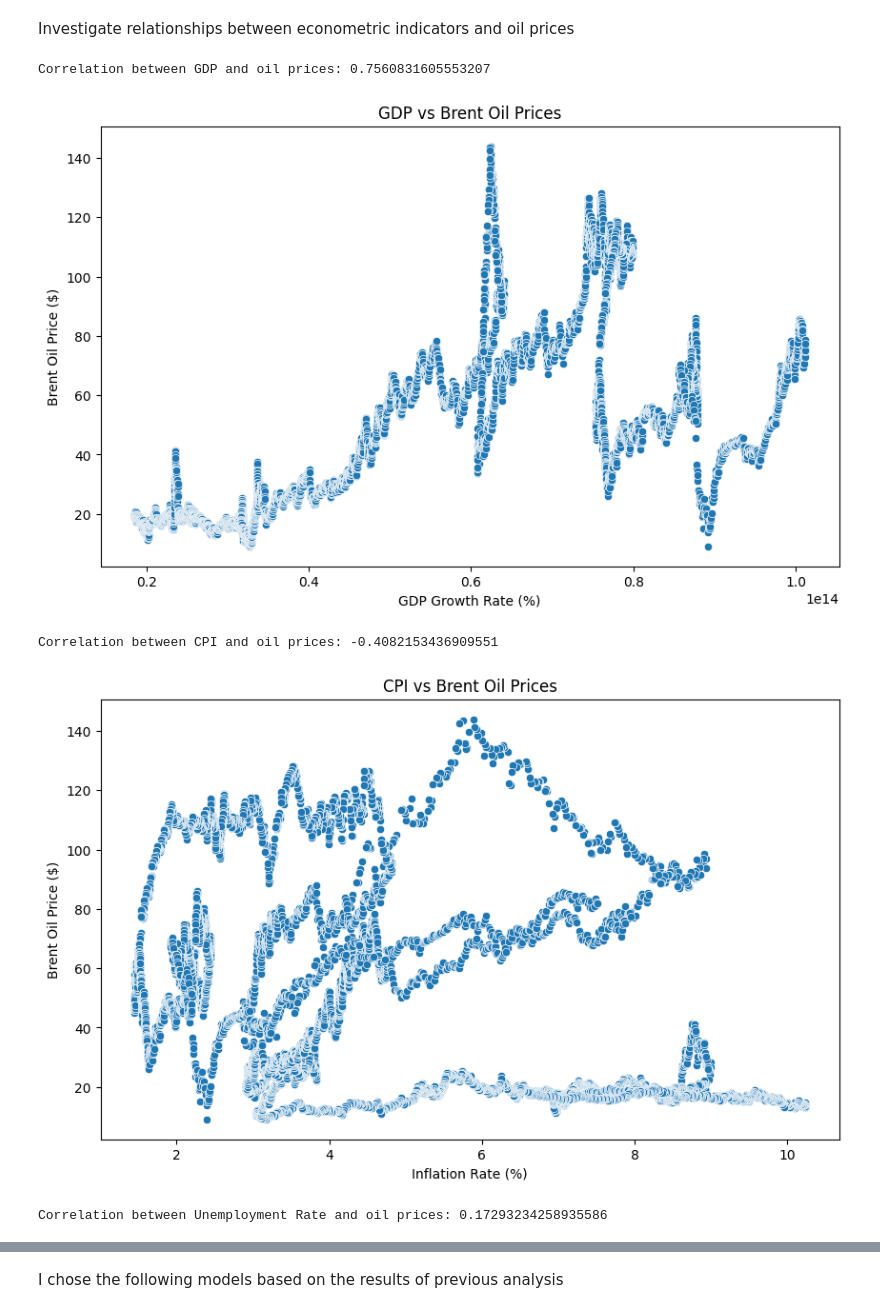
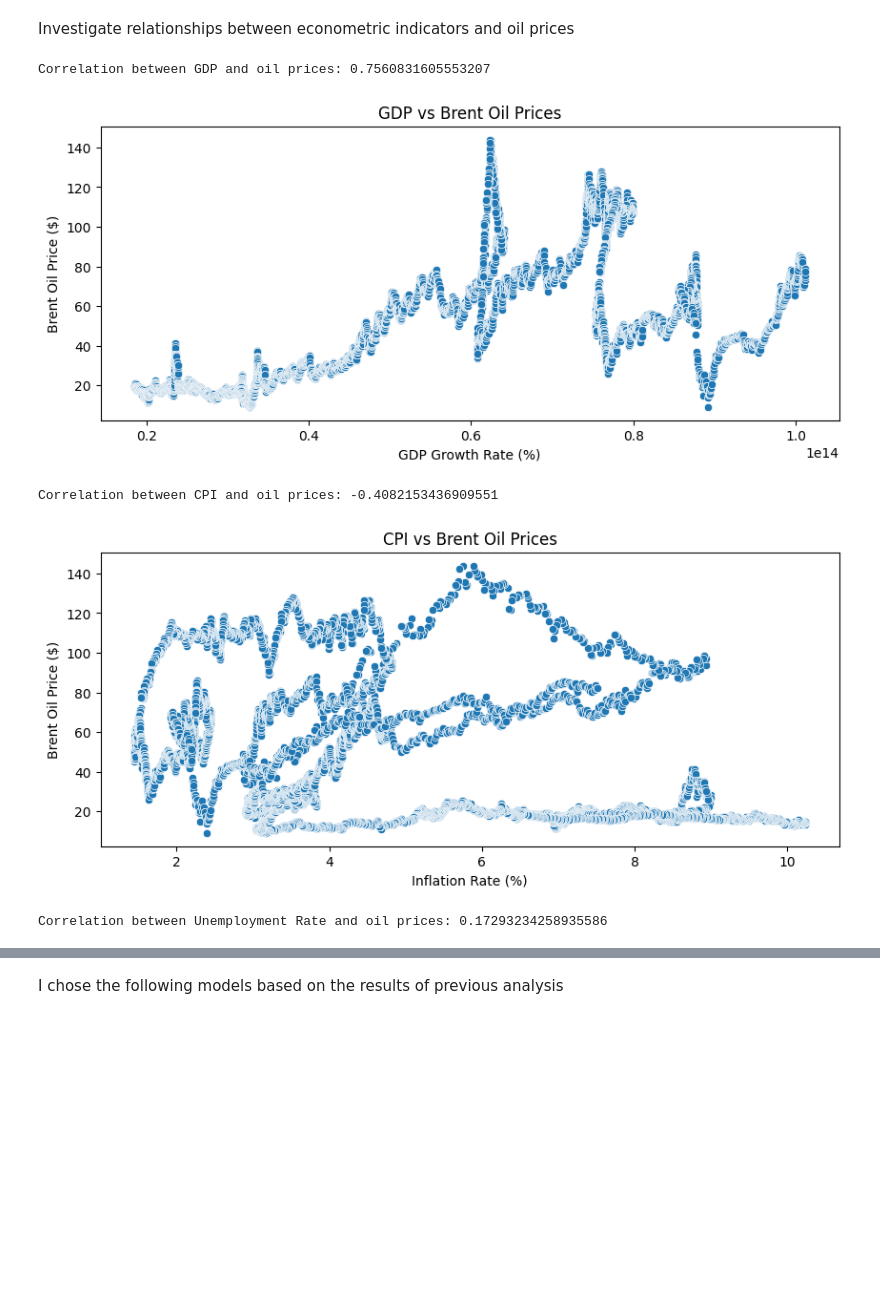
Before and after one commit to epythonlab/oil-price-statistical-modeling, a Jupyter notebook: notebooks/oil_price_analysis.ipynb, the cells around one changed output, grey strips where cells are left out. Cells and saved outputs as stored; diff of their text form; code cells hidden in the pictures; blank space fills up the shorter version.

```diff
--- a/notebooks/oil_price_analysis.ipynb
+++ b/notebooks/oil_price_analysis.ipynb
@@ -696,7 +694,7 @@ end_date = '2022-11-14'
 gdp_data = clean_data(fetch_data(gdp_indicator, 'GDP', country='WLD', start_date=start_date, end_date=end_date))
 cpi_data = clean_data(fetch_data(cpi_indicator, 'CPI', country='WLD', start_date=start_date, end_date=end_date))
 unemployment_data = clean_data(fetch_data(unemployment_indicator, 'Unemployment Rate', country='WLD', start_date=start_date, end_date=end_date))
-exchange_rate_data = clean_data(fetch_data(exchange_rate_indicator, 'Exchange Rate', country='USA', start_date=start_date, end_date=end_date))
+exchange_rate_data = clean_data(fetch_data(exchange_rate_indicator, 'Exchange Rate', country='EMU', start_date=start_date, end_date=end_date))
 
 # Convert to daily frequency
 gdp_data_daily = convert_to_daily(gdp_data)
@@ -712,10 +710,6 @@ exchange_rate_data_daily.to_csv("../data/Exchange_Rate_cleaned_data_daily.csv",
 # %% [markdown]
 Investigate relationships between econometric indicators and oil prices
 # %%
-import pandas as pd
-import matplotlib.pyplot as plt
-import seaborn as sns
-
 def analyze_indicators(gdp_data, inflation_data, unemployment_data, exchange_rate_data, oil_data):
     """
     Analyzes the correlation between economic indicators and oil prices,
@@ -735,37 +729,36 @@ def analyze_indicators(gdp_data, inflation_data, unemployment_data, exchange_rat
 
         # Drop NaN values to ensure correlation calculation is valid
         merged_data.dropna(inplace=True)
-
         correlation = merged_data[indicator_name].corr(merged_data['Price'])
         print(f"Correlation between {indicator_name} and oil prices: {correlation}")
 
         # Scatter plot
-        plt.figure(figsize=(10, 6))
+        plt.figure(figsize=(10, 4))
         sns.scatterplot(data=merged_data, x=indicator_name, y='Price')
         plt.title(f'{indicator_name} vs Brent Oil Prices')
         plt.xlabel(x_label)
         plt.ylabel('Brent Oil Price ($)')
         plt.show()
 
     # Analyze GDP
     analyze_and_plot(gdp_data, 'GDP', oil_data, 'GDP Growth Rate (%)')
 
     # Analyze Inflation
     analyze_and_plot(inflation_data, 'CPI', oil_data, 'Inflation Rate (%)')
 
     # Analyze Unemployment
     analyze_and_plot(unemployment_data, 'Unemployment Rate', oil_data, 'Unemployment Rate (%)')
 
     # Analyze Exchange Rate
     analyze_and_plot(exchange_rate_data, 'Exchange Rate', oil_data, 'Exchange Rate (USD to Local Currency)')
 
 # Example of calling the function
 # Ensure you have the cleaned daily data for each indicator ready
 # gdp_data_daily, cpi_data_daily, unemployment_data_daily, exchange_rate_data_daily, and price_data_daily
 analyze_indicators(gdp_data_daily, cpi_data_daily, unemployment_data_daily, exchange_rate_data_daily, price_data)
 # %% [output]
 Correlation between GDP and oil prices: 0.7560831605553207
-[figure, old version]
+[figure, new version]
 Correlation between CPI and oil prices: -0.4082153436909551
-[figure, old version]
+[figure, new version]
 Correlation between Unemployment Rate and oil prices: 0.17293234258935586
```
Also changed, not shown: parts of 4 cells of this notebook.
